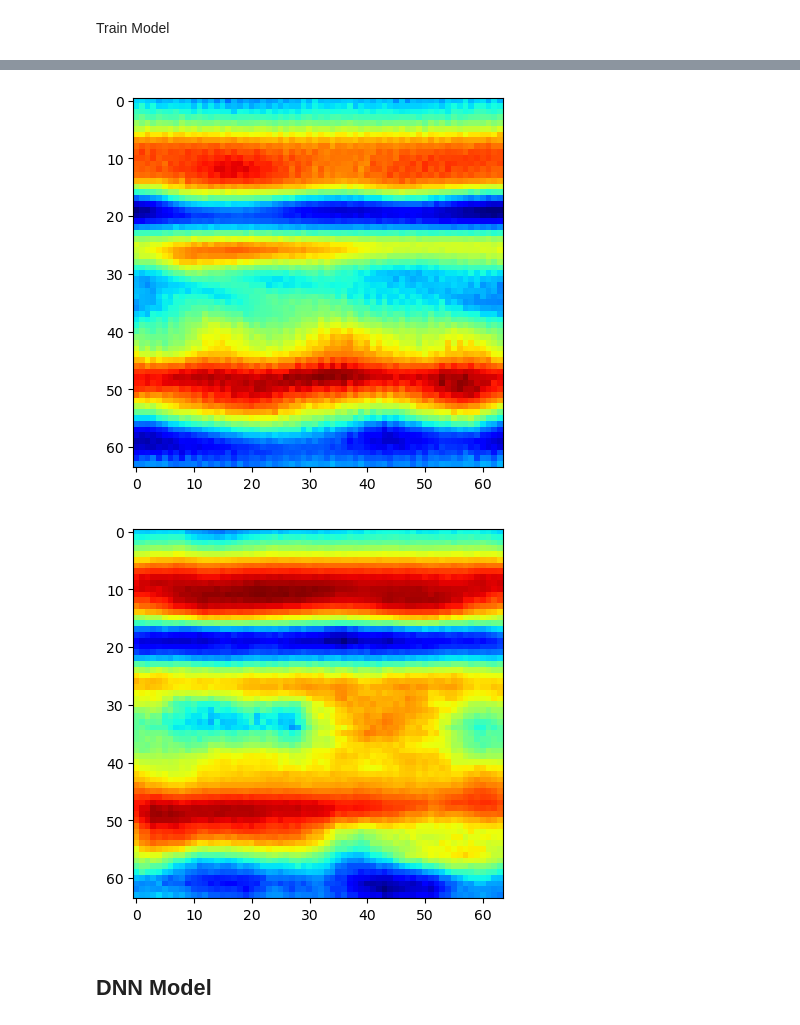
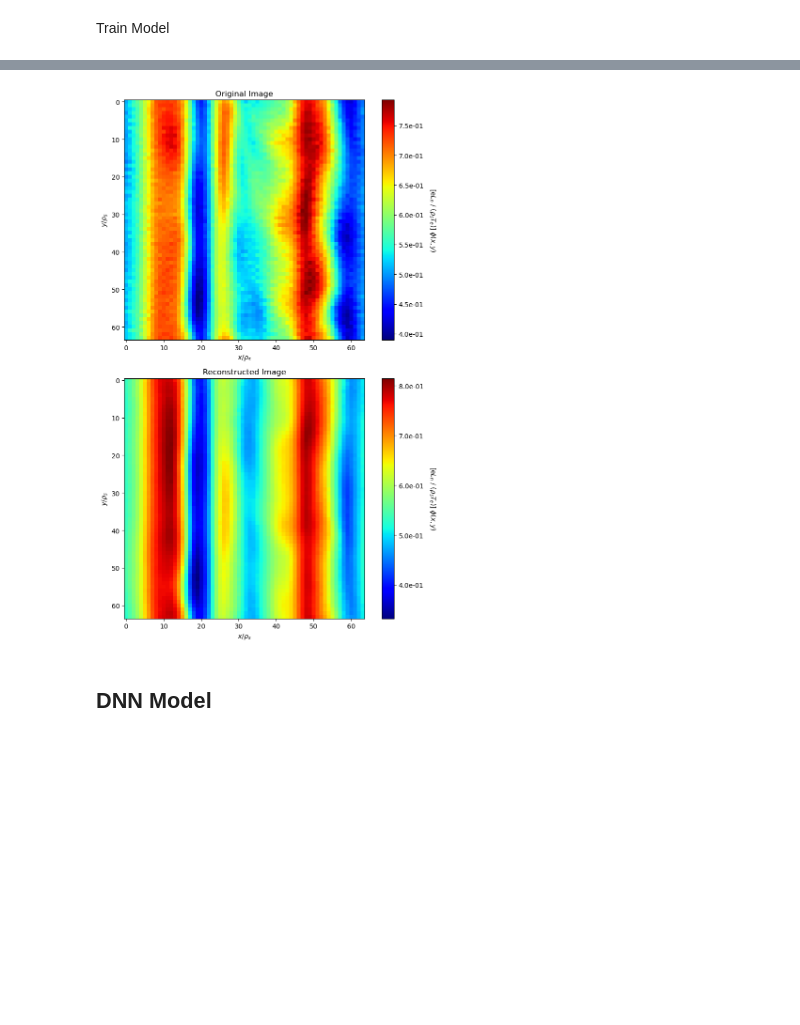
Before and after one commit to iangill11/MLuSHrooM, a Jupyter notebook: model/model.ipynb, the cells around one changed output, grey strips where cells are left out. Saved outputs shown, nothing was run; the diff lists cells and outputs as text; code cells hidden in the pictures; blank space fills up the shorter version.

Commit message:
Update model and add LNO examples

```diff
--- a/model/model.ipynb
+++ b/model/model.ipynb
@@ -405,19 +453,41 @@ Epoch 1000/1000, Loss: 5.9850
-# %%
-# test reconstruction
-model.eval()
-with torch.no_grad():
-    test_batch = next(iter(phi_test_loader))
-    recon_batch, mu, logvar, z = model(test_batch)
-
-    # plot original and reconstructed images
-    plt.figure()
-    plt.imshow(test_batch[31].squeeze(), cmap='jet')
-
-    plt.figure()
-    plt.imshow(recon_batch[31].squeeze(), cmap='jet')
-# %% [output]
-[figure, removed]
-[figure, removed]
+# %%
+import matplotlib.pyplot as plt
+
+# Set the model to evaluation mode
+model.eval()
+with torch.no_grad():
+    # Get a batch of test data
+    test_batch = next(iter(phi_test_loader))
+    recon_batch, mu, logvar, z = model(test_batch)
+
+    # Select the 27th image from the batch for display
+    original_image = test_batch[12].squeeze().numpy()
+    reconstructed_image = recon_batch[12].squeeze().numpy()
+
+    # Create a single figure with two vertically-stacked subplots
+    fig, (ax1, ax2) = plt.subplots(2, 1, figsize=(8, 12))
+
+    # Display the original image in the first subplot
+    cax1 = ax1.imshow(original_image, cmap='jet', interpolation='nearest')
+    cbar1 = fig.colorbar(cax1, ax=ax1, format='%.1e')
+    cbar1.set_label(r'[e$L_n$ / ($\rho_s T_e$)] $\phi(x, y)$', rotation=270, labelpad=20)
+    ax1.set_title('Original Image')
+    ax1.set_xlabel(r'$x / \rho_s$')
+    ax1.set_ylabel(r'$y / \rho_s$')
+
+    # Display the reconstructed image in the second subplot
+    cax2 = ax2.imshow(reconstructed_image, cmap='jet', interpolation='nearest')
+    cbar2 = fig.colorbar(cax2, ax=ax2, format='%.1e')
+    cbar2.set_label(r'[e$L_n$ / ($\rho_s T_e$)] $\phi(x, y)$', rotation=270, labelpad=20)
+    ax2.set_title('Reconstructed Image')
+    ax2.set_xlabel(r'$x / \rho_s$')
+    ax2.set_ylabel(r'$y / \rho_s$')
+
+    # Adjust layout to prevent overlapping
+    plt.tight_layout()
+    plt.show()
+# %% [output]
+[figure, added]
 # %%
 # save model
 torch.save(model.state_dict(), 'CVAE_model.pth')
```
Also changed, not shown: parts of 10 cells of this notebook, 6 other files.
